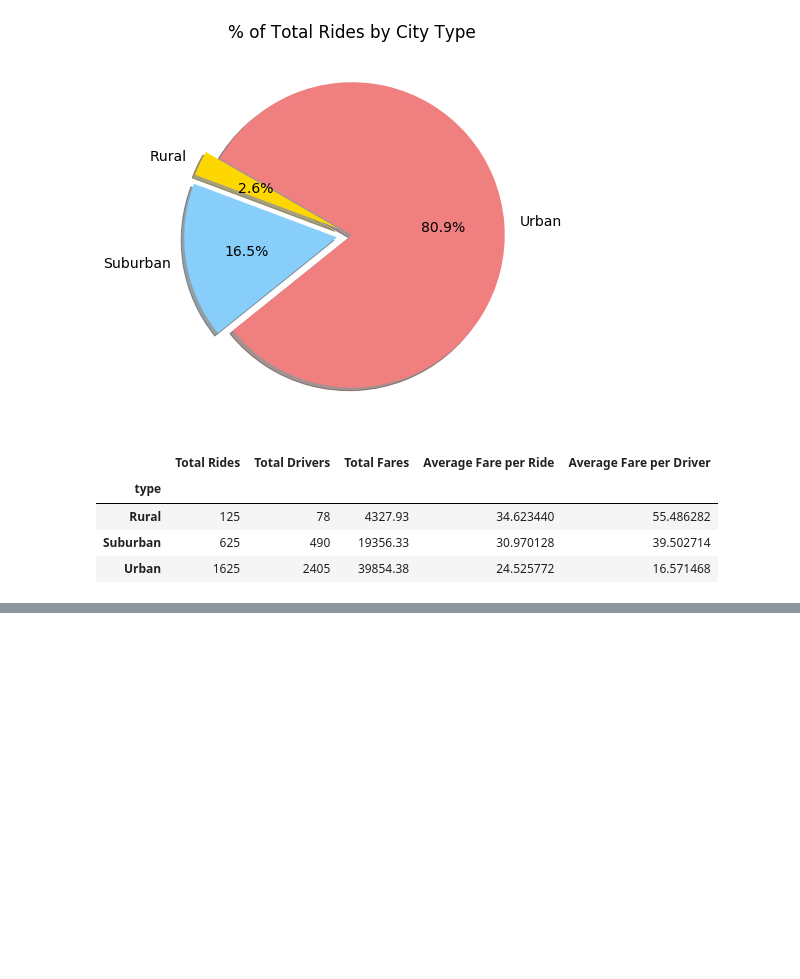
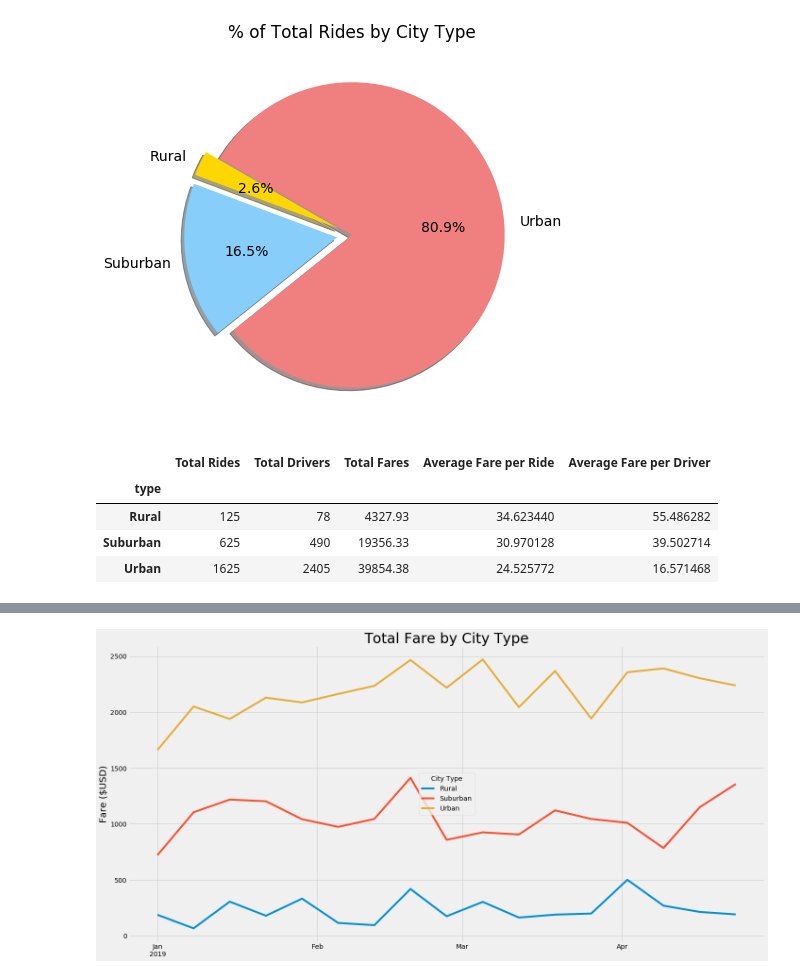
Before and after one commit to quintonw1/Pyber_Analysis, a Jupyter notebook: Pyber_analysis.ipynb, the cells around one changed output, grey strips where cells are left out. Drawn from its saved outputs; the diff is of its cells as text; code cells hidden in the pictures; blank space fills up the shorter version.

Commit message:
Adding Challenge Figures and code

```diff
--- a/Pyber_analysis.ipynb
+++ b/Pyber_analysis.ipynb
@@ -842,0 +957,7 @@ summary_df
+# %%
+# Create pivot table
+
+table = pd.pivot_table(sum_fare_type_df, values = 'Fare', index = 'Date',
+                      columns = 'City Type', aggfunc = np.sum)
+
+table
@@ -842,0 +979,6 @@ summary_df
+# %%
+# Create a new DataFrame from the pivot table DF on the given dates: '2019-01-01', and '2019-04-28'
+df_1 = pd.DataFrame()
+
+df_1 = table.loc["2019-01-01":"2019-04-28"]
+df_1.head(100)
@@ -842,0 +1000,6 @@ summary_df
+# %%
+# Create a new Dataframe by setting the DataFrame you created above with resample() in weekly bins, and calculate the sum() of the fares for each week in the resampled data
+# Assuming first week starts on Jan 1st, 2019 (i.e., must offset data by 5days)
+
+sampled_df = df_1.resample('1W', loffset = '-5D').sum()
+sampled_df
@@ -842,0 +1026,33 @@ summary_df
+# %%
+# Using object orientated interface method, plot the DataFrame
+from datetime import datetime, timedelta
+
+
+
+plt.style.use('fivethirtyeight')
+
+fig, ax = plt.subplots(figsize = (20,10))
+
+ax.plot(sampled_df["Rural"], label = "Rural")
+ax.plot(sampled_df["Suburban"], label = "Suburban")
+ax.plot(sampled_df["Urban"], label = "Urban")
+
+ax.set_title("Total Fare by City Type", fontsize = 30)
+ax.set_ylabel("Fare ($USD)", fontsize = 20)
+
+ticks = plt.xticks()[0]
+new_ticks = []
+
+for num in np.arange(0,len(ticks), step =2.0, dtype = int):
+    if ticks[num]< 737180:
+        new_ticks.append(ticks[num])
+
+ax.set_xticklabels(["Jan\n2019", "Feb", "Mar", "Apr"])
+ax.set_xticks(new_ticks)
+
+
+ax.legend(loc = 'center', title = "City Type")
+plt.savefig('analysis/Fig8.png')
+plt.show()
+# %% [output]
+[figure, added]
```
Also changed, not shown: parts of 12 cells of this notebook, 1 other file.
